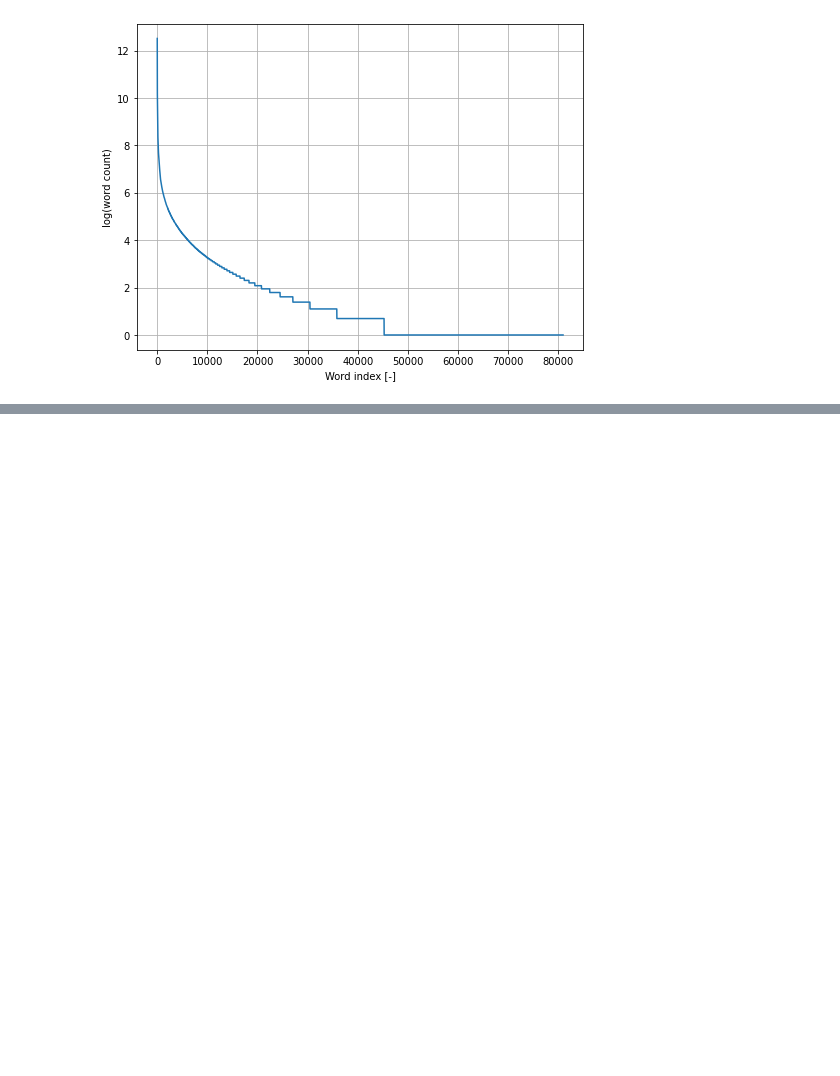
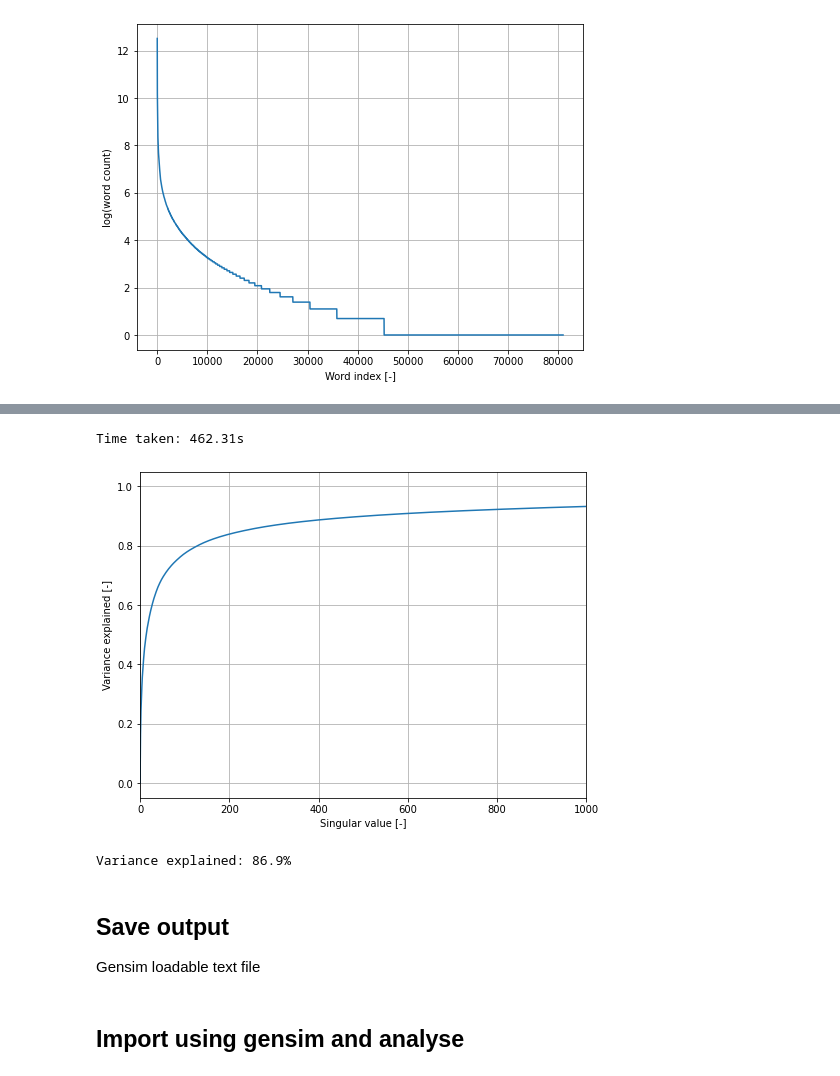
Before and after one commit to jeremycz/word-vectors, a Jupyter notebook: notebooks/svd_word_vectors.ipynb, the cells around one changed output, grey strips where cells are left out. Drawn from its saved outputs; the diff is of its cells as text; code cells hidden in the pictures; blank space fills up the shorter version.

Commit message:
Initial implementation of word vectors with SVD

```diff
--- a/notebooks/svd_word_vectors.ipynb
+++ b/notebooks/svd_word_vectors.ipynb
@@ -135,0 +166,12 @@ plt.show()
+# %%
+vocab_size = len(raw_vocabulary)
+if VOCAB_SIZE > 0:
+    vocab_size = VOCAB_SIZE
+
+co_occurrence_counts = np.zeros((vocab_size, vocab_size), dtype=np.int32)
+for words in tqdm(word_list, desc="Computing word co-occurrence"):
+    for t, word in enumerate(words):
+        for j in range(-CONTEXT_SIZE, CONTEXT_SIZE + 1):
+            if j == 0 or t + j < 0 or t + j >= len(words):
+                continue
+            co_occurrence_counts[word_to_index[word], word_to_index[words[t + j]]] += 1
@@ -135,0 +191,31 @@ plt.show()
+# %%
+# Compute SVD
+start_time = time.time()
+U, S, _ = np.linalg.svd(co_occurrence_counts)
+print(f"Time taken: {time.time() - start_time:.2f}s")
+# %% [output]
+Time taken: 462.31s
+# %%
+sum_sigma = np.sum(S)
+var_explained = np.zeros(S.shape)
+for i, val in enumerate(S):
+    var_explained[i] = np.sum(S[:i]) / sum_sigma
+
+fig = plt.figure(figsize=(8, 6))
+plt.plot(var_explained)
+plt.grid(True)
+plt.xlabel("Singular value [-]")
+plt.ylabel("Variance explained [-]")
+plt.xlim([0, 1000])
+plt.show()
+# %% [output]
+[figure, added]
+# %%
+word_vectors = U[:, :OUTPUT_SIZE]
+print(f"Variance explained: {var_explained[OUTPUT_SIZE - 1] * 100:.1f}%")
+# %% [output]
+Variance explained: 86.9%
+# %% [markdown]
+## Save output
+
+Gensim loadable text file
@@ -135,0 +232,2 @@ plt.show()
+# %% [markdown]
+## Import using gensim and analyse
```
Also changed, not shown: parts of 17 cells of this notebook.
